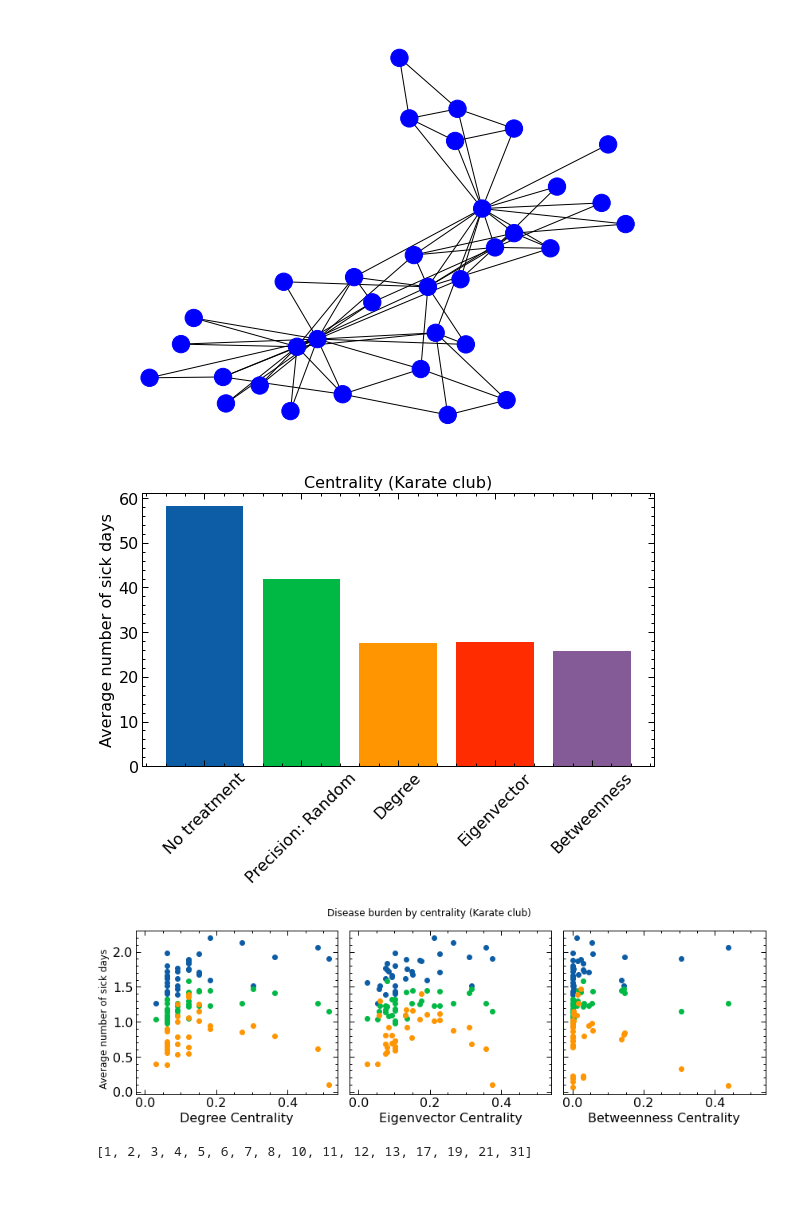
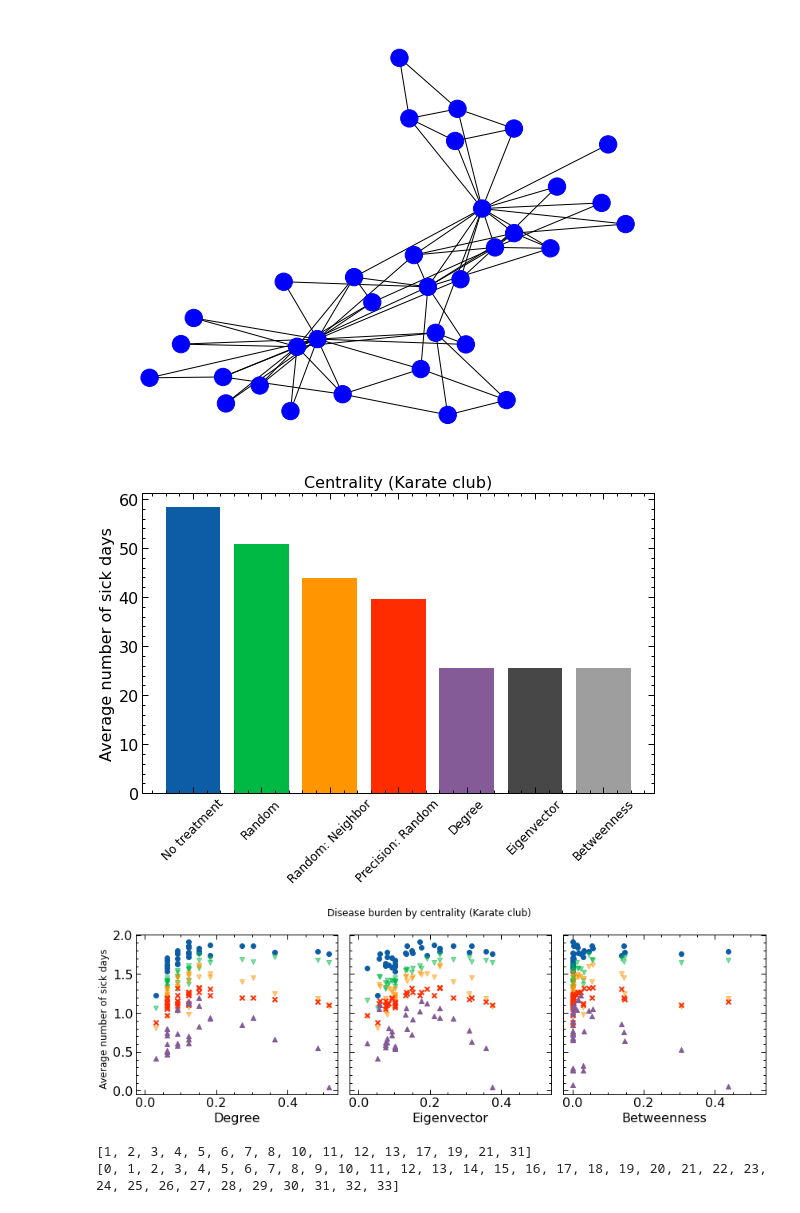
Before and after one commit to EvanLavender13/cst680-project, a Jupyter notebook: exp_karate.ipynb, the cells around one changed output. Drawn from its saved outputs; the diff is of its cells as text; code cells hidden in the pictures.

```diff
--- a/exp_karate.ipynb
+++ b/exp_karate.ipynb
@@ -85,13 +85,19 @@ def run_simulations(n_sims, exp):
     return metrics
 # %%
 EXP.num_steps = 20
-N = 100
+N = 1000
 
 EXP.agent_constructor = ide.NullAgent
 null_metrics = run_simulations(N, EXP)
 
-EXP.agent_constructor = ida.RandomNeighbor
-rnbr_metrics = run_simulations(N, EXP)
+EXP.agent_constructor = ide.RandomAgent
+rng_metrics = run_simulations(N, EXP)
+
+EXP.agent_constructor = ida.RandomNeighborAgent
+rnn_metrics = run_simulations(N, EXP)
+
+EXP.agent_constructor = ida.PrecisionRandomAgent
+prr_metrics = run_simulations(N, EXP)
 # %%
 EXP.agent_constructor = ida.CentralityAgent
 ida.CENTRALITY_FUNCION = nx.centrality.degree_centrality
@@ -103,50 +109,53 @@ eig_metrics = run_simulations(N, EXP)
 ida.CENTRALITY_FUNCION = nx.centrality.betweenness_centrality
 btw_metrics = run_simulations(N, EXP)
 # %%
-metrics = [null_metrics, rnbr_metrics, deg_metrics, eig_metrics, btw_metrics]
-labels = ["No treatment", "Precision: Random", "Degree", "Eigenvector", "Betweenness"]
+metrics = [null_metrics, rng_metrics, rnn_metrics, prr_metrics, deg_metrics, eig_metrics, btw_metrics]
+labels = ["No treatment", "Random", "Random: Neighbor", "Precision: Random", "Degree", "Eigenvector", "Betweenness"]
 
 plt.figure()
 plt.title("Centrality (Karate club)")
 plt.ylabel("Average number of sick days")
 plt.xticks(rotation=45)
+plt.tick_params(axis="x", labelsize=12)
 for metric, label in zip(metrics, labels):
     total_sickdays = metric["total_sickdays"] / N
-    plt.bar(label, total_sickdays)
+    plt.bar(label, total_sickdays, label=label)
 plt.tight_layout()
 plt.savefig("out/nb-karate-sickdays.jpg")
 plt.show()
 # %% [output]
-[figure, old version]
+[figure, new version]
 # %%
 G = ide.GRAPHS["karate"]
 deg_cent = nx.centrality.degree_centrality(G).values()
 eig_cent = nx.centrality.eigenvector_centrality(G).values()
 btw_cent = nx.centrality.betweenness_centrality(G).values()
 
+CENT = [deg_cent, eig_cent, btw_cent]
+cent_metrics = [deg_metrics, eig_metrics, btw_metrics]
+labels = ["Degree", "Eigenvector", "Betweenness"]
+
 fig, axes = plt.subplots(nrows=1, ncols=3, figsize=(12, 4), sharex=True, sharey=True)
 fig.suptitle("Disease burden by centrality (Karate club)")
 fig.supylabel("Average number of sick days")
-axes[0].set_xlabel("Degree Centrality")
-axes[0].scatter(deg_cent, null_metrics["num_sickdays"] / N, label="No treatment")
-axes[0].scatter(deg_cent, rnbr_metrics["num_sickdays"] / N, label="Precision: Random")
-axes[0].scatter(deg_cent, deg_metrics["num_sickdays"] / N, label="Centrality")
-axes[1].set_xlabel("Eigenvector Centrality")
-axes[1].scatter(eig_cent, null_metrics["num_sickdays"] / N, label="No treatment")
-axes[1].scatter(eig_cent, rnbr_metrics["num_sickdays"] / N, label="Precision: Random")
-axes[1].scatter(eig_cent, eig_metrics["num_sickdays"] / N, label="Centrality")
-axes[2].set_xlabel("Betweenness Centrality")
-axes[2].scatter(btw_cent, null_metrics["num_sickdays"] / N, label="No treatment")
-axes[2].scatter(btw_cent, rnbr_metrics["num_sickdays"] / N, label="Precision: Random")
-axes[2].scatter(btw_cent, btw_metrics["num_sickdays"] / N, label="Centrality")
-# handles, labels = axes[2].get_legend_handles_labels()
-# fig.legend(handles, labels, loc=(1, 0))
+for ax, cent, metric, label in zip(axes, CENT, cent_metrics, labels):
+    ax.set_xlabel(label)
+    ax.scatter(cent, null_metrics["num_sickdays"] / N, label="No treatment")
+    ax.scatter(cent, rng_metrics["num_sickdays"] / N, label="Random", marker="v", alpha=0.5)
+    ax.scatter(cent, rnn_metrics["num_sickdays"] / N, label="Random: Neighbor", marker="v", alpha=0.5)
+    ax.scatter(cent, prr_metrics["num_sickdays"] / N, label="Precision: Random", marker="x")
+    ax.scatter(cent, metric["num_sickdays"] / N, label="Centrality", marker="^")
+# axes[3].axis("off")
+# handles, labels = axes[0].get_legend_handles_labels()
+# fig.legend(handles, labels, loc="center right")
 fig.tight_layout()
 fig.savefig("out/nb-karate-centrality.jpg")
 # %% [output]
-[figure, old version]
+[figure, new version]
 # %%
 G = ide.GRAPHS["karate"]
 print(list(G.neighbors(0)))
+print(G.nodes)
 # %% [output]
 [1, 2, 3, 4, 5, 6, 7, 8, 10, 11, 12, 13, 17, 19, 21, 31]
+[0, 1, 2, 3, 4, 5, 6, 7, 8, 9, 10, 11, 12, 13, 14, 15, 16, 17, 18, 19, 20, 21, 22, 23, 24, 25, 26, 27, 28, 29, 30, 31, 32, 33]
```
Also changed, not shown: parts of 2 cells of this notebook, 10 other files.
